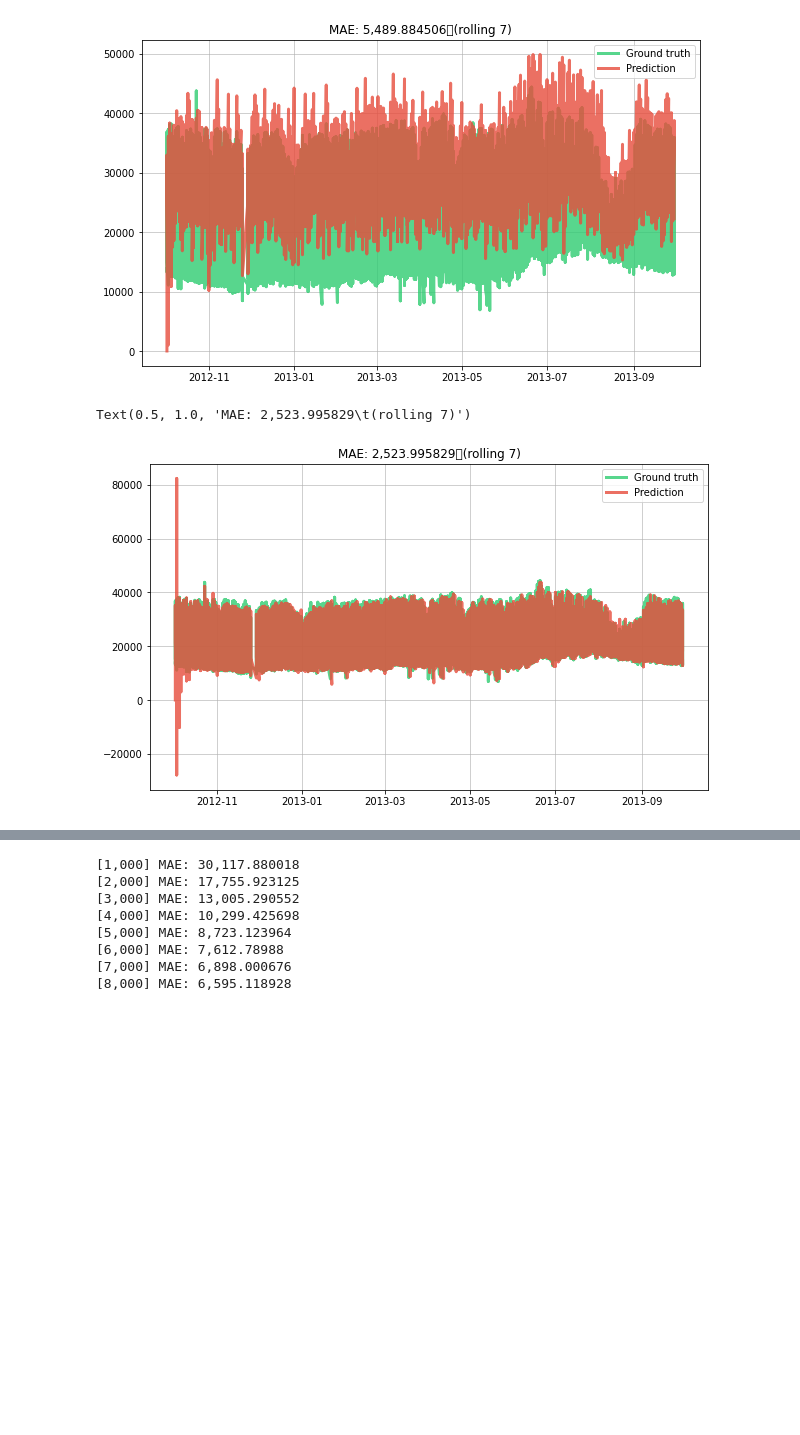
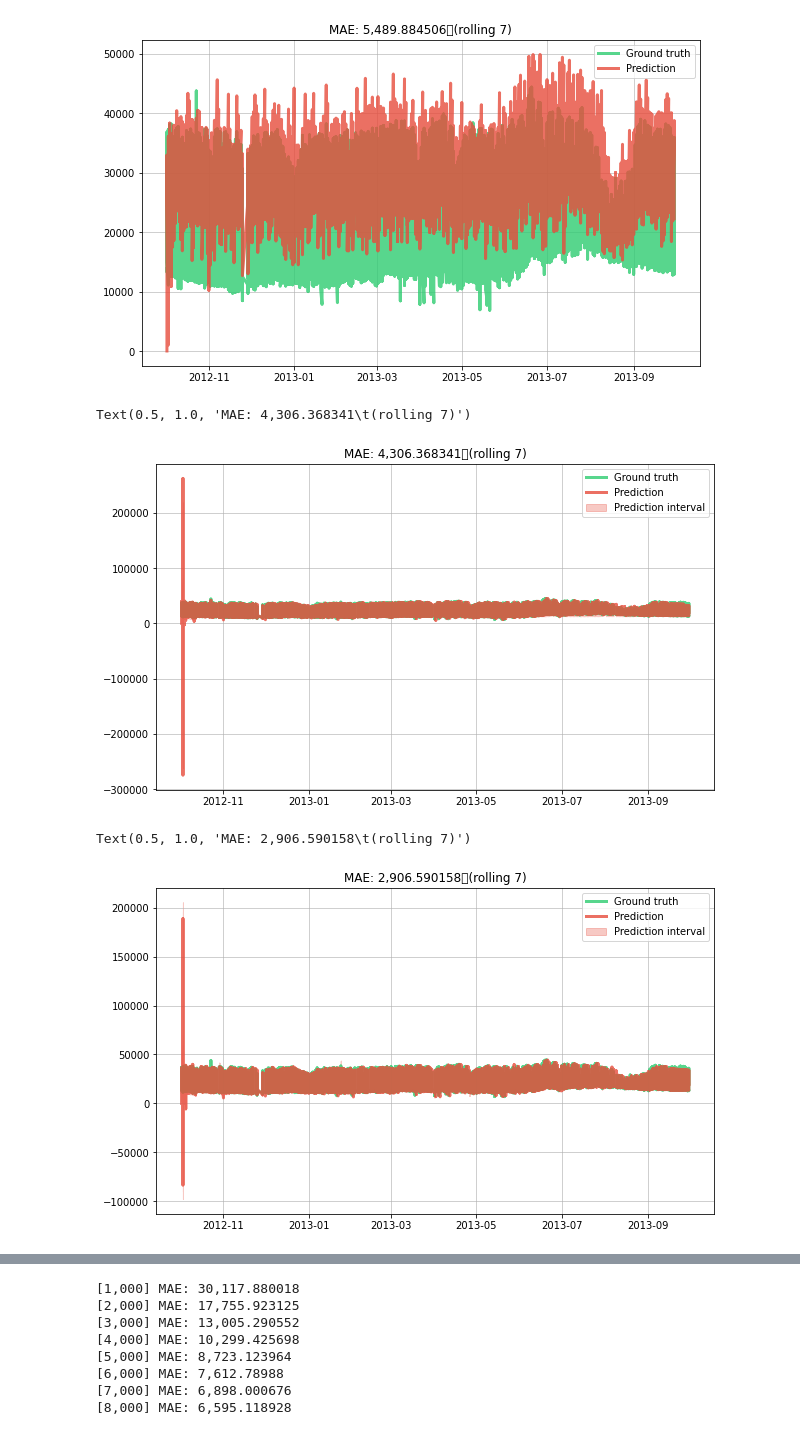
Before and after one commit to giodefa96/Script_Tesi_new, a Jupyter notebook: Script/DatiTesi/press_idr.ipynb, the cells around one changed output, grey strips where cells are left out. Cells and saved outputs as stored; diff of their text form; code cells hidden in the pictures; blank space fills up the shorter version.

Commit message:
Finito prova modelli_prova

```diff
--- a/Script/DatiTesi/press_idr.ipynb
+++ b/Script/DatiTesi/press_idr.ipynb
@@ -331,34 +333,72 @@ metric = metrics.Rolling(metrics.MAE(), 7)
 dates = []
 y_trues = []
 y_preds = []
+err_down = []
+err_up = []
 
 X_y = initial_iter()
 
 model = compose.Select( '', 'hour', 'days', 'Count_days')
 model |= preprocessing.StandardScaler()
 
 model |= ensemble.AdaptiveRandomForestRegressor()
-for i in range(0,8496):  #8496
+# for i in range(0,8496):  #8496
+#        x, y = next(X_y)
+#        # Obtain the prior prediction and update the model in one go
+#        y_pred = model.predict_one(x)
+#        model.learn_one(x, y)
+#
+#        # Update the error metric
+#        metric.update(y, y_pred)
+#
+#        # Store the true value and the prediction
+#        dates.append(x['date'])
+#        y_trues.append(y)
+#        y_preds.append(y_pred)
+
+
+for i in range(0,8159):  #8496
        x, y = next(X_y)
        # Obtain the prior prediction and update the model in one go
+
        y_pred = model.predict_one(x)
        model.learn_one(x, y)
 
        # Update the error metric
-       metric.update(y, y_pred)
+
 
        # Store the true value and the prediction
        dates.append(x['date'])
        y_trues.append(y)
        y_preds.append(y_pred)
+       err_down.append(np.percentile(model.predict_one(x), (100 - 95) / 2. ))
+       err_up.append(np.percentile(model.predict_one(x), 100 - (100 - 95) / 2.))
+       if i == 8158:
+              for i in range(8159,8495):
+                     x, y = next(X_y)
+                     y_pred = model.predict_one(x)
+                     model.learn_one(x, y_pred)
+                     metric.update(y, y_pred)
+                     dates.append(x['date'])
+                     y_trues.append(y)
+                     y_preds.append(y_pred)
+                     err_down.append(np.percentile(model.predict_one(x), (100 - 95) / 2. ))
+                     err_up.append(np.percentile(model.predict_one(x), 100 - (100 - 95) / 2.))
+
+
+
+
 
 # Plot the results
 fig, ax = plt.subplots(figsize=(10, 6))
 ax.grid(alpha=0.75)
 ax.plot(dates, y_trues, lw=3, color='#2ecc71', alpha=0.8, label='Ground truth')
 ax.plot(dates, y_preds, lw=3, color='#e74c3c', alpha=0.8, label='Prediction')
+ax.fill_between(dates, err_down, err_up, color='#e74c3c', alpha=0.3, label='Prediction interval')
 ax.legend()
 ax.set_title(metric)
 # %% [output]
-Text(0.5, 1.0, 'MAE: 2,523.995829\t(rolling 7)')
+Text(0.5, 1.0, 'MAE: 4,306.368341\t(rolling 7)')
-[figure, old version]
+[figure, new version]
+Text(0.5, 1.0, 'MAE: 2,906.590158\t(rolling 7)')
+[figure, added]
```
Also changed, not shown: parts of 9 cells of this notebook.
